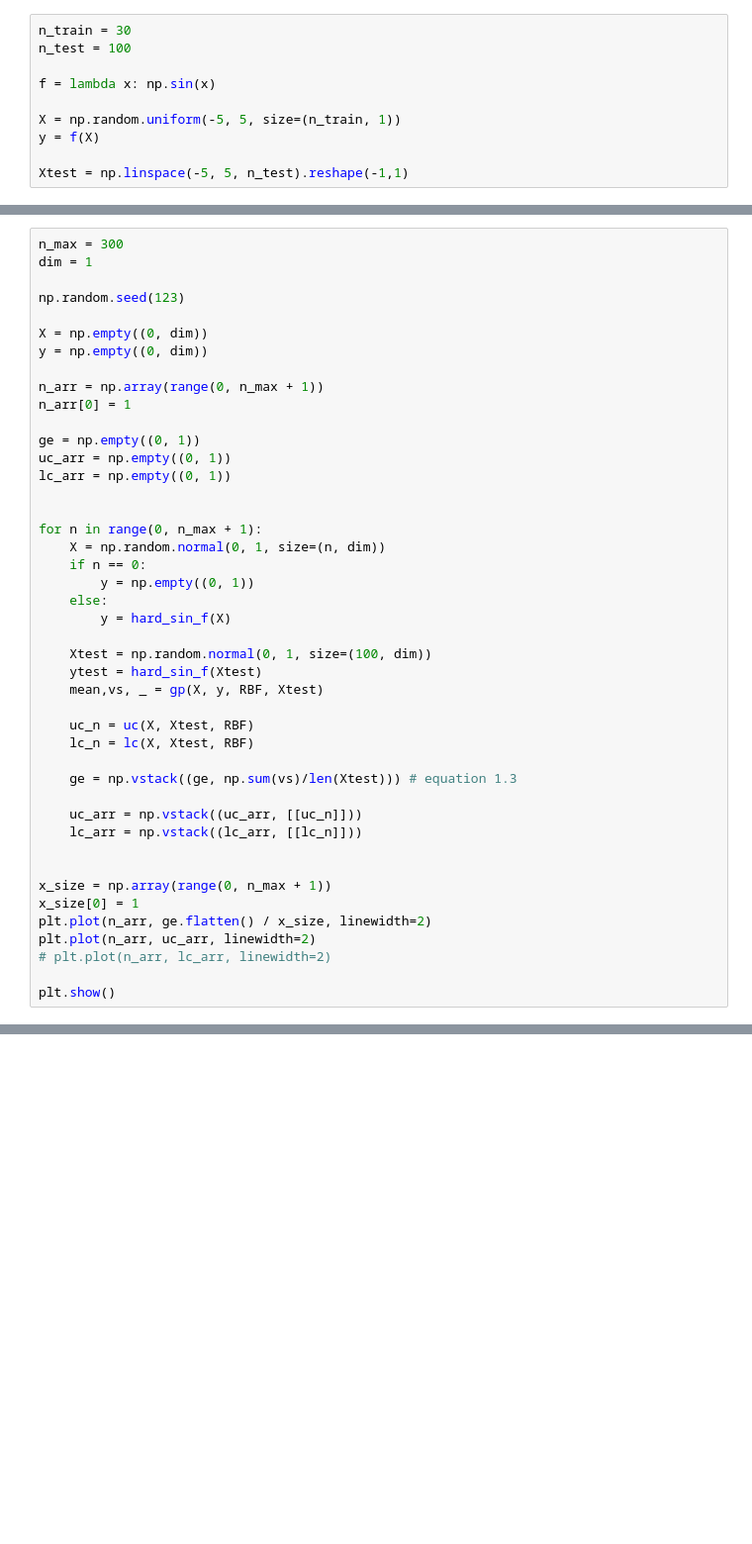
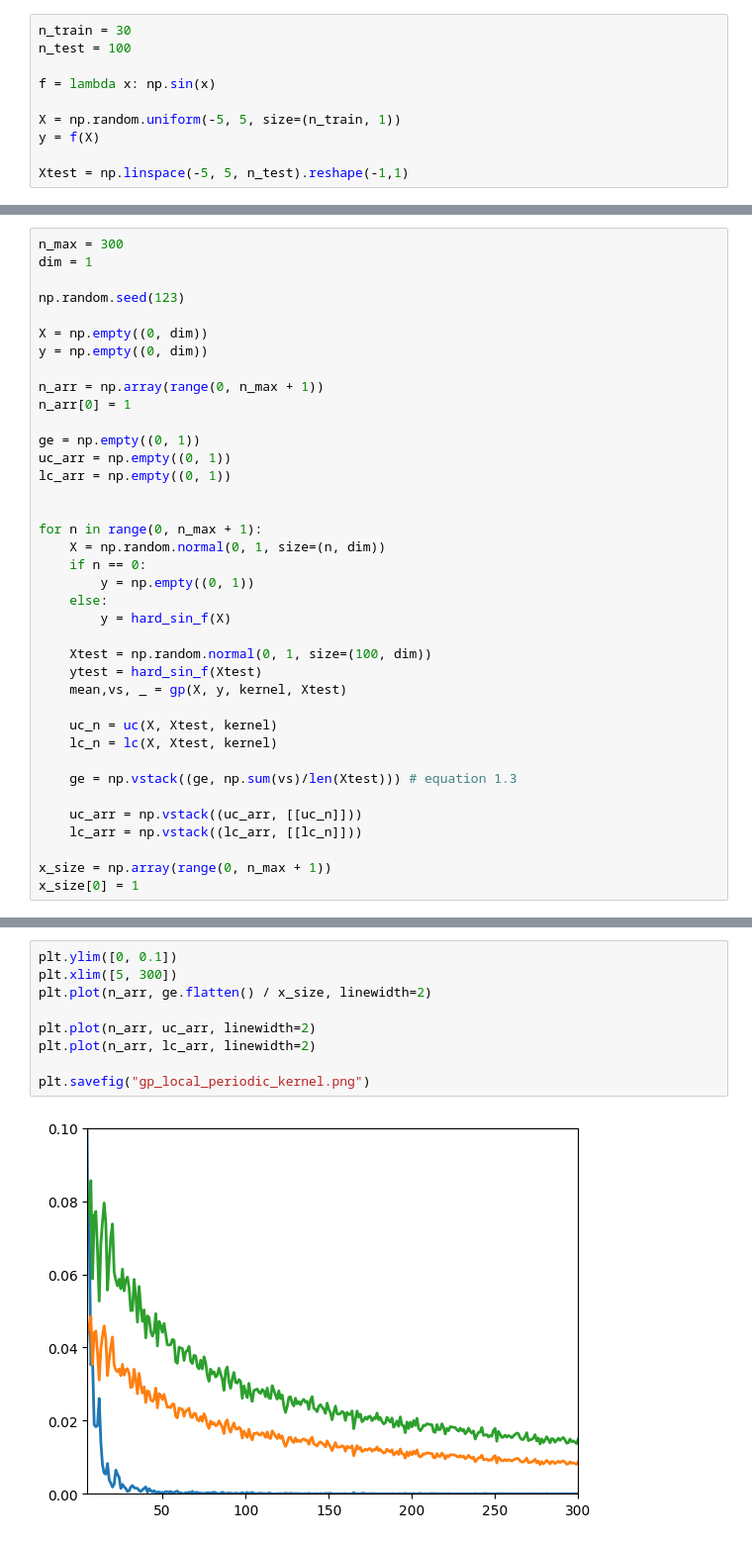
Before and after one commit to frankdede/ECE603-GP-learning-curve, a Jupyter notebook: learning_curve.ipynb, the cells around one changed output, grey strips where cells are left out. Shown at 99% size. Cells and saved outputs as stored; diff of their text form; blank space fills up the shorter version.

```diff
--- a/learning_curve.ipynb
+++ b/learning_curve.ipynb
@@ -115,21 +155,15 @@ for n in range(0, n_max + 1):
 
     Xtest = np.random.normal(0, 1, size=(100, dim))
     ytest = hard_sin_f(Xtest)
-    mean,vs, _ = gp(X, y, RBF, Xtest)
+    mean,vs, _ = gp(X, y, kernel, Xtest)
 
-    uc_n = uc(X, Xtest, RBF)
-    lc_n = lc(X, Xtest, RBF)
+    uc_n = uc(X, Xtest, kernel)
+    lc_n = lc(X, Xtest, kernel)
 
     ge = np.vstack((ge, np.sum(vs)/len(Xtest))) # equation 1.3
 
     uc_arr = np.vstack((uc_arr, [[uc_n]]))
     lc_arr = np.vstack((lc_arr, [[lc_n]]))
 
-
 x_size = np.array(range(0, n_max + 1))
 x_size[0] = 1
-plt.plot(n_arr, ge.flatten() / x_size, linewidth=2)
-plt.plot(n_arr, uc_arr, linewidth=2)
-# plt.plot(n_arr, lc_arr, linewidth=2)
-
-plt.show()
@@ -137,0 +170,11 @@ plt.show()
+# %%
+plt.ylim([0, 0.1])
+plt.xlim([5, 300])
+plt.plot(n_arr, ge.flatten() / x_size, linewidth=2)
+
+plt.plot(n_arr, uc_arr, linewidth=2)
+plt.plot(n_arr, lc_arr, linewidth=2)
+
+plt.savefig("gp_local_periodic_kernel.png")
+# %% [output]
+[figure, added]
```
Also changed, not shown: parts of 5 cells of this notebook, 8 other files.
